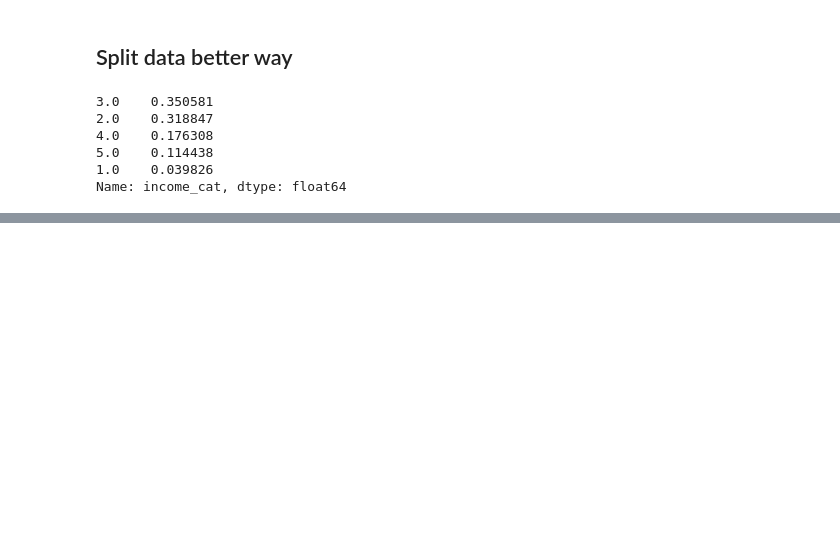
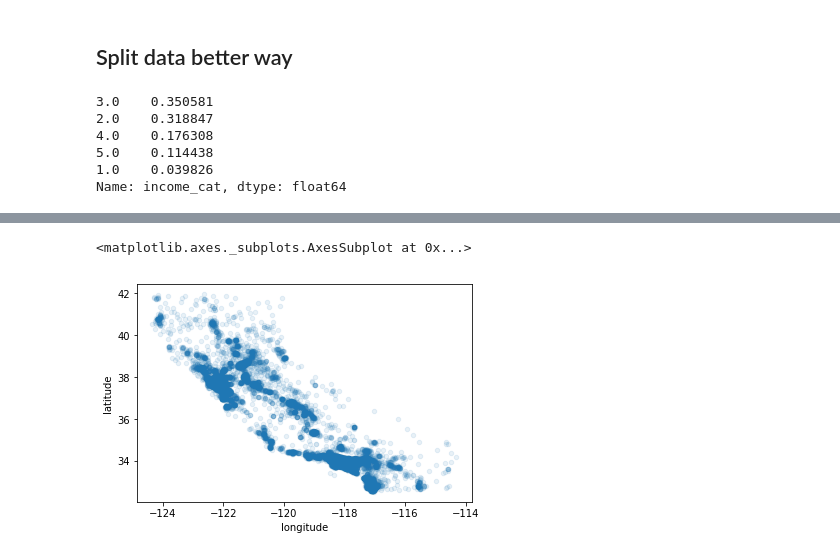
Before and after one commit to sanchezfdezjavier/handson-ml, a Jupyter notebook: Housing.ipynb, the cells around one changed output, grey strips where cells are left out. Cells and saved outputs as stored; diff of their text form; code cells hidden in the pictures; blank space fills up the shorter version.

Commit message:
Saving Housing changes

```diff
--- a/Housing.ipynb
+++ b/Housing.ipynb
@@ -188,0 +192,9 @@ for set in (strat_train_set, strat_test_set):
+# %%
+# Copying the training set for playing with it.
+housing = strat_train_set.copy()
+# %%
+#Setting up the alpha value achieves seing the high density areas better.
+housing.plot(kind="scatter", x="longitude", y="latitude", alpha=0.1)
+# %% [output]
+<matplotlib.axes._subplots.AxesSubplot at 0x...>
+[figure, added]
```
Also changed, not shown: parts of 2 cells of this notebook, 1 other file.
